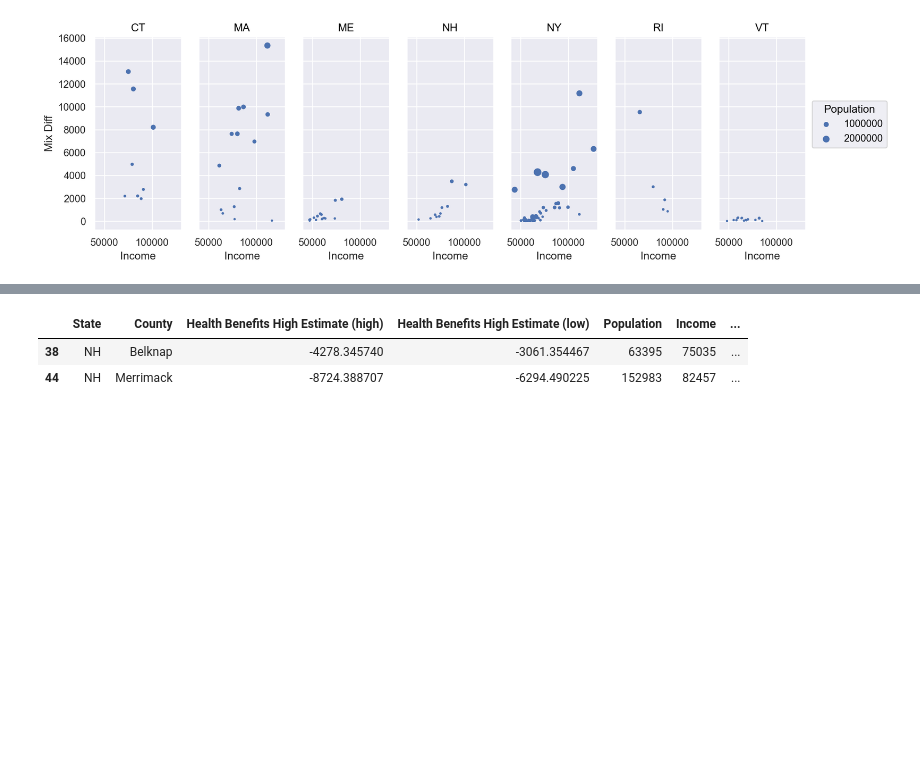
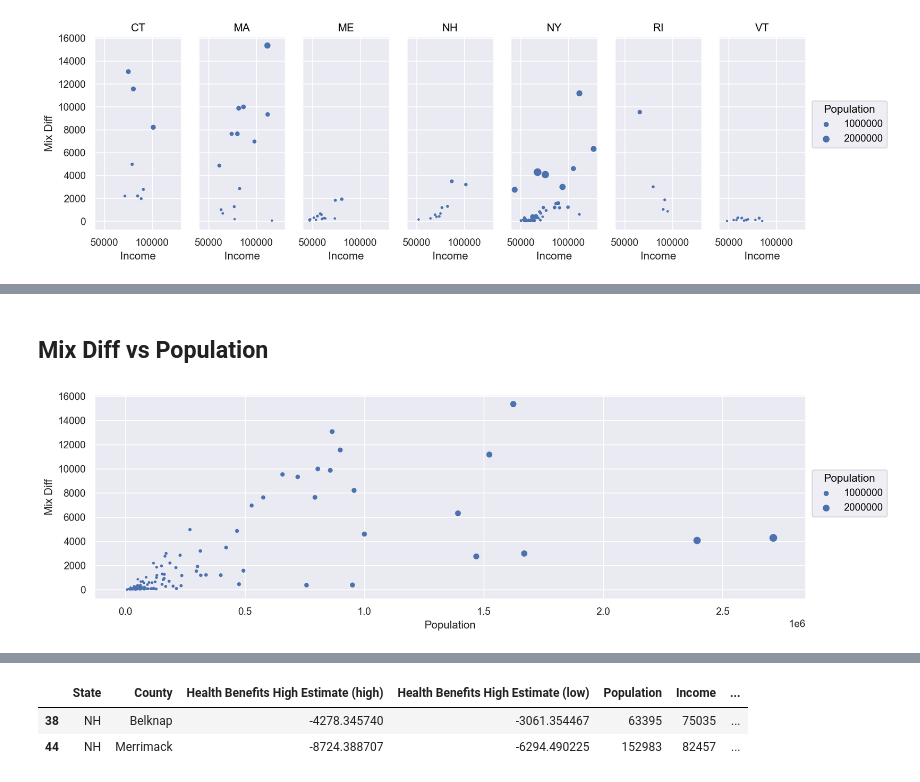
Before and after one commit to elizrgrs/powersystemspublichealth, a Jupyter notebook: dataprocessing/plotting_chris.ipynb, the cells around one changed output, grey strips where cells are left out. Cells and saved outputs as stored; diff of their text form; code cells hidden in the pictures; blank space fills up the shorter version.

```diff
--- a/dataprocessing/plotting_chris.ipynb
+++ b/dataprocessing/plotting_chris.ipynb
@@ -661,0 +679,15 @@ inner
+# %% [markdown]
+## Mix Diff vs Population
+# %%
+(
+    so.Plot(
+        inner,
+        x='Population',
+        y='Mix Diff',
+        # color='State',
+        pointsize='Population')
+    .add(so.Dot())
+    .layout(size=(12, 4))
+)
+# %% [output]
+[figure, added]
```
Also changed, not shown: parts of 10 cells of this notebook, 4 other files.
